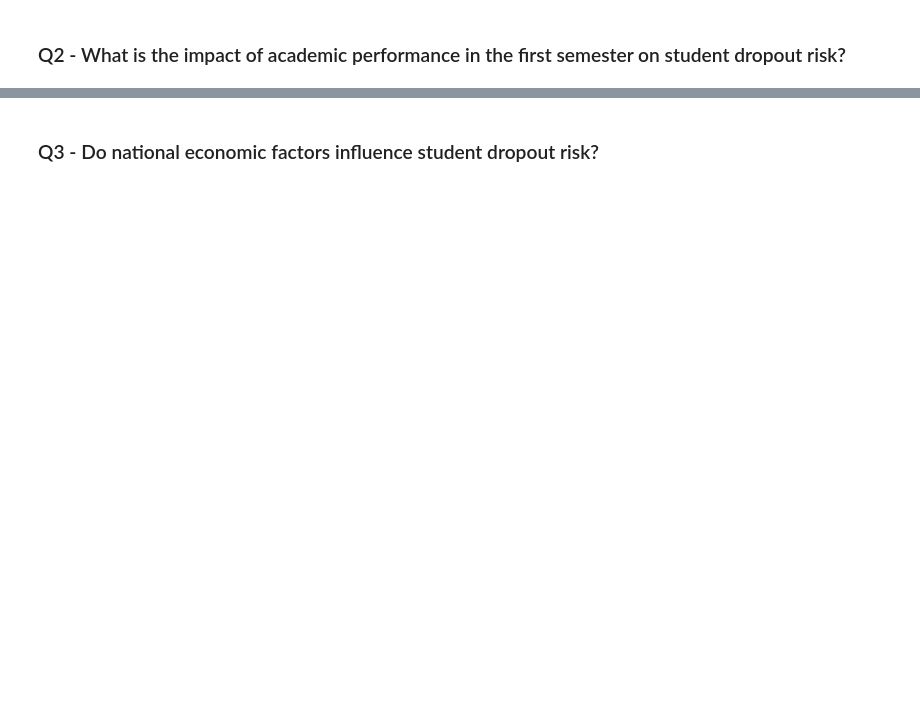
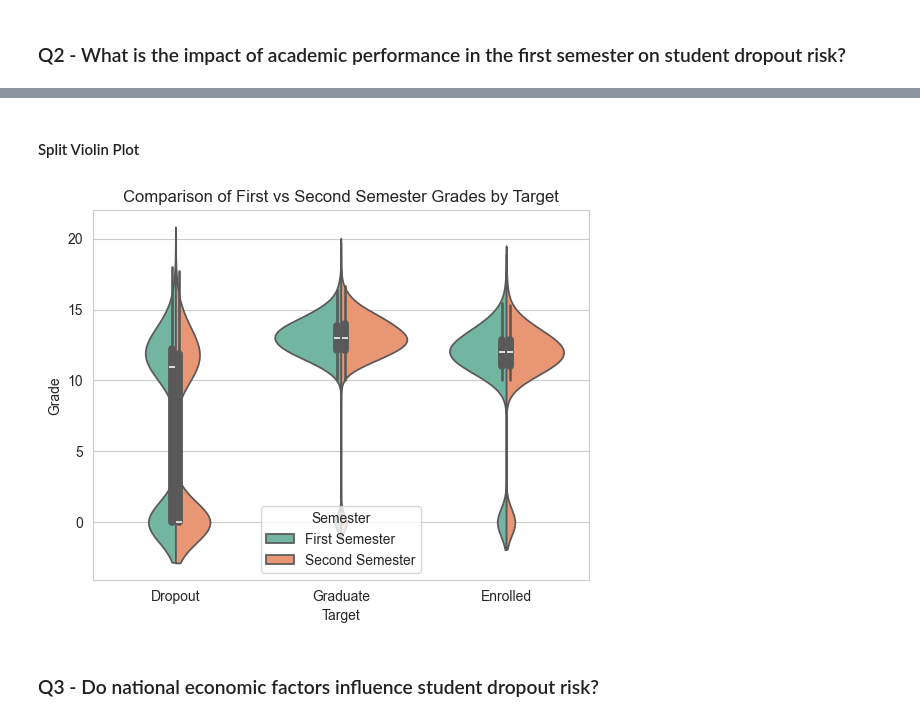
Before and after one commit to evaktar/AIandML, a Jupyter notebook: assessment.ipynb, the cells around one changed output, grey strips where cells are left out. Saved outputs shown, nothing was run; the diff lists cells and outputs as text; code cells hidden in the pictures; blank space fills up the shorter version.

```diff
--- a/assessment.ipynb
+++ b/assessment.ipynb
@@ -732,2 +810,20 @@ set_ticklabels() should only be used with a fixed number of ticks, i.e. after se
+# %% [markdown]
+#### Split Violin Plot
+# %%
+df_temp.rename(columns={
+    "Curricular units 1st sem (grade)": "First Semester",
+    "Curricular units 2nd sem (grade)": "Second Semester"
+}, inplace=True)
+
+df_melted = df_temp.melt(id_vars="Target",
+                           value_vars=["First Semester", "Second Semester"],
+                           var_name="Semester", value_name="Grade")
+
+# Plot
+sns.violinplot(data=df_melted, x="Target", y="Grade", hue="Semester", split=True, palette="Set2")
+plt.title("Comparison of First vs Second Semester Grades by Target")
+plt.show()
+# %% [output]
+[figure, added]
 # %% [markdown]
 ### Q3 - Do national economic factors influence student dropout risk?
```
Also changed, not shown: parts of 40 cells of this notebook.
